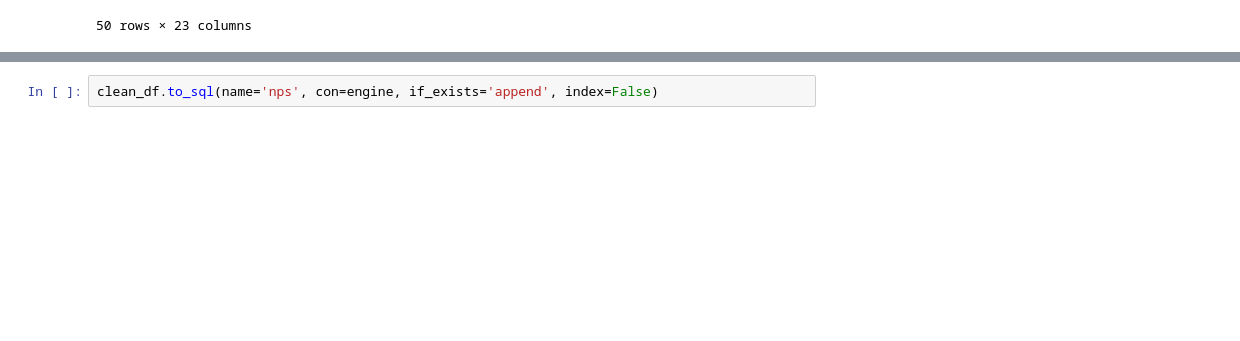
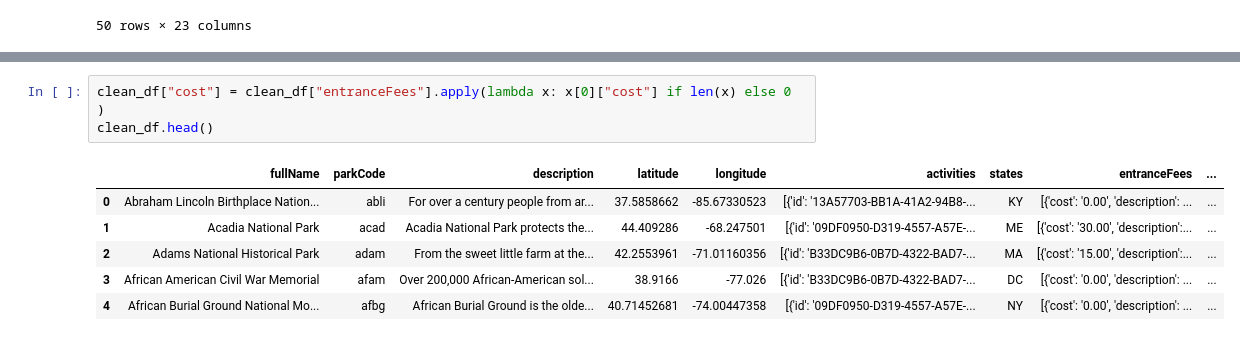
Before and after one commit to hthelander/Project-3, a Jupyter notebook: nps.ipynb, the cells around one changed output, grey strips where cells are left out. Cells and saved outputs as stored; diff of their text form; blank space fills up the shorter version.

```diff
--- a/nps.ipynb
+++ b/nps.ipynb
@@ -115,2 +105,11 @@ clean_df.head()
-# %%
-clean_df.to_sql(name='nps', con=engine, if_exists='append', index=False)
+# %%
+clean_df["cost"] = clean_df["entranceFees"].apply(lambda x: x[0]["cost"] if len(x) else 0
+)
+clean_df.head()
+# %% [output]
+|  | fullName | parkCode | description | latitude | longitude | activities | states | entranceFees | ... |
+| 0 | Abraham Lincoln Birthplace Nation... | abli | For over a century people from ar... | 37.5858662 | -85.67330523 | [{'id': '13A57703-BB1A-41A2-94B8-... | KY | [{'cost': '0.00', 'description': ... | ... |
+| 1 | Acadia National Park | acad | Acadia National Park protects the... | 44.409286 | -68.247501 | [{'id': '09DF0950-D319-4557-A57E-... | ME | [{'cost': '30.00', 'description':... | ... |
+| 2 | Adams National Historical Park | adam | From the sweet little farm at the... | 42.2553961 | -71.01160356 | [{'id': 'B33DC9B6-0B7D-4322-BAD7-... | MA | [{'cost': '15.00', 'description':... | ... |
+| 3 | African American Civil War Memorial | afam | Over 200,000 African-American sol... | 38.9166 | -77.026 | [{'id': 'B33DC9B6-0B7D-4322-BAD7-... | DC | [{'cost': '0.00', 'description': ... | ... |
+| 4 | African Burial Ground National Mo... | afbg | African Burial Ground is the olde... | 40.71452681 | -74.00447358 | [{'id': '09DF0950-D319-4557-A57E-... | NY | [{'cost': '0.00', 'description': ... | ... |
```
Also changed, not shown: parts of 8 cells of this notebook, 4 other files.
